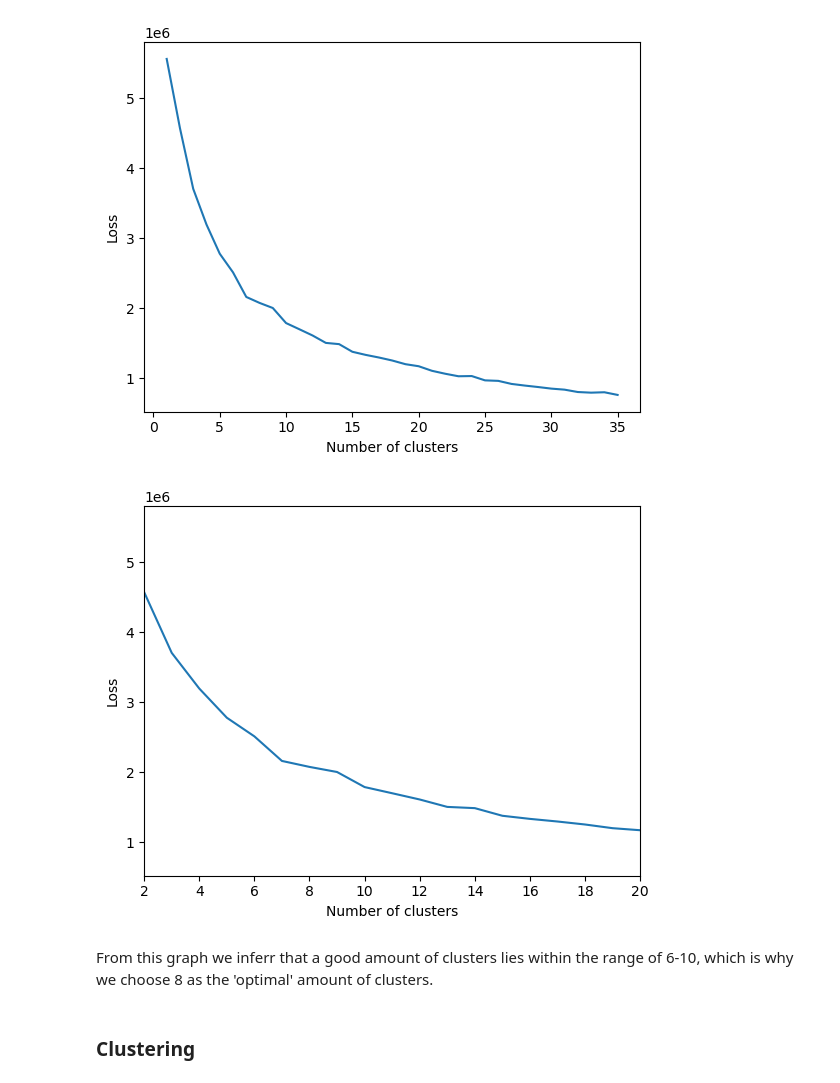
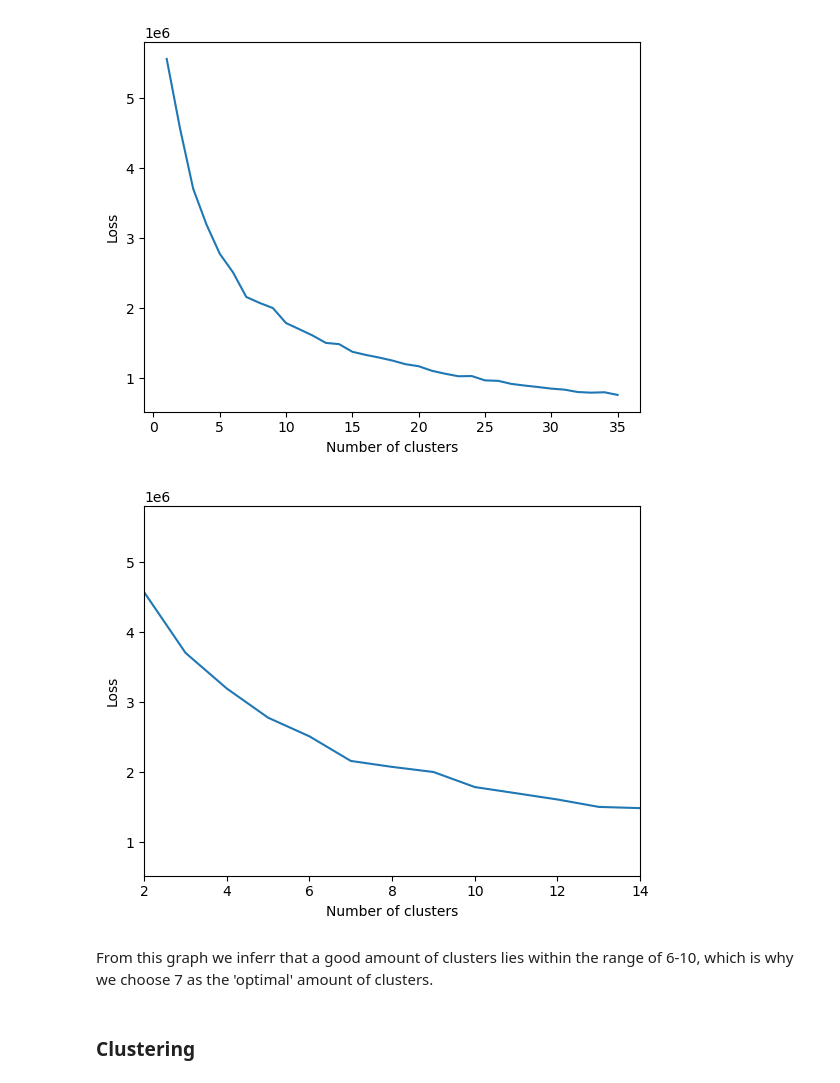
Before and after one commit to RavenRudi/AA_Group16, a Jupyter notebook: cluster_analysis.ipynb, the cells around one changed output. Cells and saved outputs as stored; diff of their text form; code cells hidden in the pictures.

Commit message:
cluster

```diff
--- a/cluster_analysis.ipynb
+++ b/cluster_analysis.ipynb
@@ -152,14 +153,14 @@ plt.show()
 # %%
 #zooming in on clusters between 0 and 15
 plt.plot(clusters, losses)
 plt.ylabel("Loss")
 plt.xlabel("Number of clusters")
-plt.xlim([2,20])
+plt.xlim([2,14])
 plt.show()
 # %% [output]
-[figure, old version]
+[figure, new version]
 # %% [markdown]
-From this graph we inferr that a good amount of clusters lies within the range of 6-10, which is why we choose 8 as the 'optimal' amount of clusters.
+From this graph we inferr that a good amount of clusters lies within the range of 6-10, which is why we choose 7 as the 'optimal' amount of clusters.
 # %% [markdown]
 ### Clustering
 # %%
```
Also changed, not shown: parts of 11 cells of this notebook.
